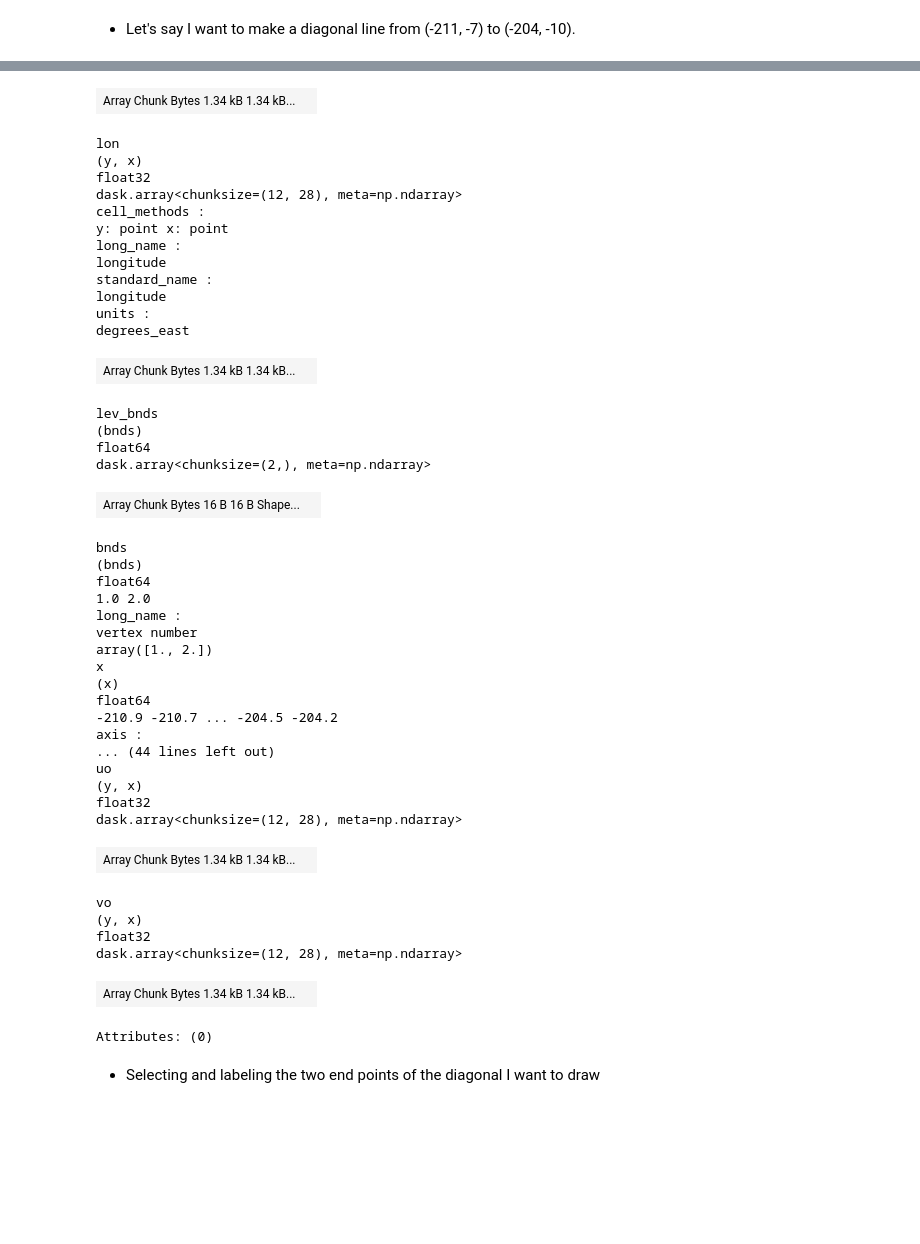
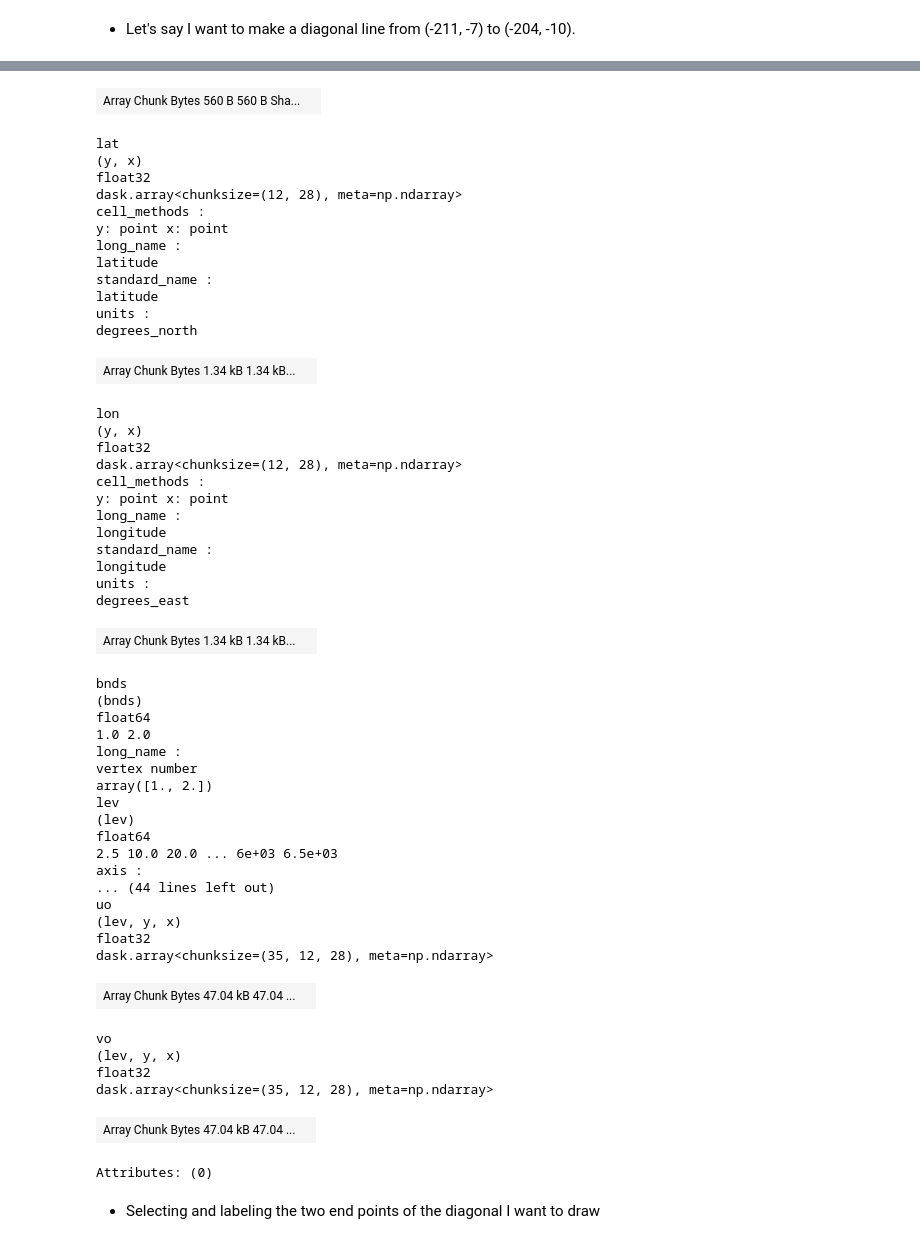
Before and after one commit to disandroa/Example-Notebooks, a Jupyter notebook: Initial Calculations/diag_cs.ipynb, the cells around one changed output, grey strips where cells are left out. Drawn from its saved outputs; the diff is of its cells as text; code cells hidden in the pictures; blank space fills up the shorter version.

Commit message:
fixed points to be 3d

```diff
--- a/Initial Calculations/diag_cs.ipynb
+++ b/Initial Calculations/diag_cs.ipynb
@@ -216,7 +216,7 @@ sol_map.plot(cmap='coolwarm')
 # %% [markdown]
 * Let's say I want to make a diagonal line from (-211, -7) to (-204, -10).
 # %%
-diag_cs = CM4_hist.sel(time='2012').mean(dim='time').sel(lev='2.5',member_id='r1i1p1f1', y=slice(-10.0,-7.0)).sel(x=slice(-211,-204))
+diag_cs = CM4_hist.sel(time='2012').mean(dim='time').sel(member_id='r1i1p1f1', y=slice(-10.0,-7.0)).sel(x=slice(-211,-204))
 diag_cs
 # %% [output]
 xarray.Dataset
@@ -240,45 +233,53 @@ degrees_north
-| Array Chunk Bytes 1.34 kB 1.34 kB... |  |
+| Array Chunk Bytes 560 B 560 B Sha... |  |
-lon
+lat
 (y, x)
 float32
 dask.array<chunksize=(12, 28), meta=np.ndarray>
 cell_methods :
 y: point x: point
 long_name :
-longitude
+latitude
 standard_name :
-longitude
+latitude
 units :
-degrees_east
+degrees_north
 | Array Chunk Bytes 1.34 kB 1.34 kB... |  |
-lev_bnds
-(bnds)
-float64
-dask.array<chunksize=(2,), meta=np.ndarray>
+lon
+(y, x)
+float32
+dask.array<chunksize=(12, 28), meta=np.ndarray>
+cell_methods :
+y: point x: point
+long_name :
+longitude
+standard_name :
+longitude
+units :
+degrees_east
-| Array Chunk Bytes 16 B 16 B Shape... |  |
+| Array Chunk Bytes 1.34 kB 1.34 kB... |  |
 bnds
 (bnds)
 float64
 1.0 2.0
 long_name :
 vertex number
 array([1., 2.])
-x
-(x)
+lev
+(lev)
 float64
--210.9 -210.7 ... -204.5 -204.2
+2.5 10.0 20.0 ... 6e+03 6.5e+03
 axis :
 ... (44 lines left out)
 uo
-(y, x)
+(lev, y, x)
 float32
-dask.array<chunksize=(12, 28), meta=np.ndarray>
+dask.array<chunksize=(35, 12, 28), meta=np.ndarray>
-| Array Chunk Bytes 1.34 kB 1.34 kB... |  |
+| Array Chunk Bytes 47.04 kB 47.04 ... |  |
 vo
-(y, x)
+(lev, y, x)
 float32
-dask.array<chunksize=(12, 28), meta=np.ndarray>
+dask.array<chunksize=(35, 12, 28), meta=np.ndarray>
-| Array Chunk Bytes 1.34 kB 1.34 kB... |  |
+| Array Chunk Bytes 47.04 kB 47.04 ... |  |
 Attributes: (0)
 # %% [markdown]
 * Selecting and labeling the two end points of the diagonal I want to draw
```
Also changed, not shown: parts of 8 cells of this notebook.
